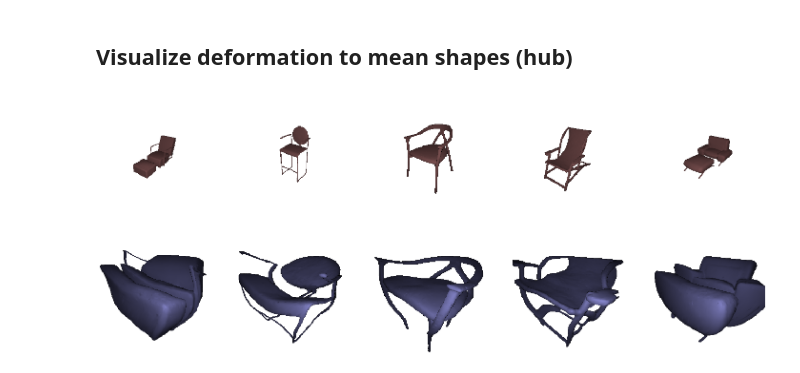
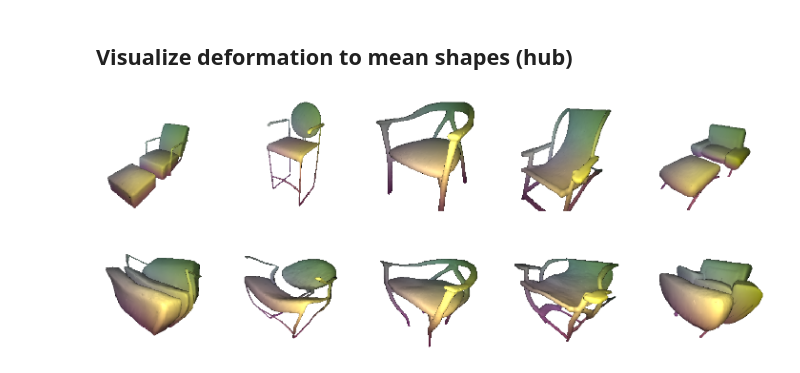
Before and after one commit to maxjiang93/ShapeFlow, a Jupyter notebook: visualize_deformer.ipynb, the cells around one changed output. Drawn from its saved outputs; the diff is of its cells as text; code cells hidden in the pictures.

```diff
--- a/visualize_deformer.ipynb
+++ b/visualize_deformer.ipynb
@@ -196,7 +196,9 @@ n = len(shape_indices)
 imgs_src = [None for _ in range(n)]
 imgs_tar = [None for _ in range(n)]
 faces = [None for _ in range(n)]
-verts = [None for _ in range(n)]
+verts = [None for _ in range(n)]  # verts tensor
+mesh_o = [None for _ in range(n)]  # mesh original
+mesh_d = [None for _ in range(n)]  # mesh deformed
 
 for i, idx in enumerate(shape_indices):
     v, f = dset.get_single(idx)
@@ -204,6 +206,7 @@ for i, idx in enumerate(shape_indices):
     faces[i] = f.detach().cpu().numpy()
 
 lat_path = lambda l_src_, l_tar_: torch.stack([l_src_, l_tar_], dim=1)
+ten2npy = lambda tensor: tensor.detach().cpu().numpy()
 
 pbar = tqdm(total=n)
 
@@ -215,24 +218,35 @@ with torch.no_grad():
 
         # deform source to target
         v_s2t = deformer(verts[i], lat_path(l_src, l_tar))[0]  # source to target
-        img_src, _ = render.render_vf(ten2npy(verts[i][0]), faces[i],
-                                      color=[1.,.4,.4], res=(224,224),
-                                      dist=2, intensity=6)
-        img_tar, _ = render.render_vf(ten2npy(v_s2t), faces[i],
-                                      color=[.4,.4,1.], res=(224,224),
-                                      dist=2, intensity=6)
-        imgs_src[i] = img_src
-        imgs_tar[i] = img_tar
+        mesh_d[i] = trimesh.Trimesh(ten2npy(v_s2t), faces[i], process=False)
+        mesh_o[i] = trimesh.Trimesh(ten2npy(verts[i][0]), faces[i], process=False)
         pbar.update(1)
 pbar.close()
-
-# plot transformation table
-fig, axes = plt.subplots(figsize=(5*n, 10), nrows=2, ncols=n)
-for i in range(n):
-    axes[0, i].imshow(imgs_src[i])
-    axes[1, i].imshow(imgs_tar[i])
-    axes[0, i].axis('off')
-    axes[1, i].axis('off')
-plt.show()
-# %% [output]
-[figure, removed]
+# %%
+# colorize vertices based on mean shape coordinates
+bboxes_d = [m.bounding_box.bounds for m in mesh_d]
+bboxes_d = np.concatenate(bboxes_d, axis=0)
+bboxes_d = np.stack([np.min(bboxes_d, axis=0), np.max(bboxes_d, axis=0)], axis=0)
+
+for idx, (mo, md) in enumerate(zip(mesh_o, mesh_d)):
+    color = (md.vertices.copy() - bboxes_d[0]) / (bboxes_d[1] - bboxes_d[0])
+    md.visual.vertex_colors = color.copy()
+    mo.visual.vertex_colors = color.copy()
+    md_ = md.copy(); md_.vertices *= 0.5
+    mo_ = mo.copy()
+    img_tar, _ = render.render_trimesh(md_, color=[1., 1., 1.], res=(224, 224), dist=1.1, intensity=3)
+    img_src, _ = render.render_trimesh(mo_, color=[1., 1., 1.], res=(224, 224), dist=1.1, intensity=3)
+
+    imgs_src[idx] = img_src
+    imgs_tar[idx] = img_tar
+
+# plot transformation table
+fig, axes = plt.subplots(figsize=(5*n, 10), nrows=2, ncols=n)
+for i in range(n):
+    axes[0, i].imshow(imgs_src[i])
+    axes[1, i].imshow(imgs_tar[i])
+    axes[0, i].axis('off')
+    axes[1, i].axis('off')
+plt.show()
+# %% [output]
+[figure, added]
```
Also changed, not shown: 2 other files.
